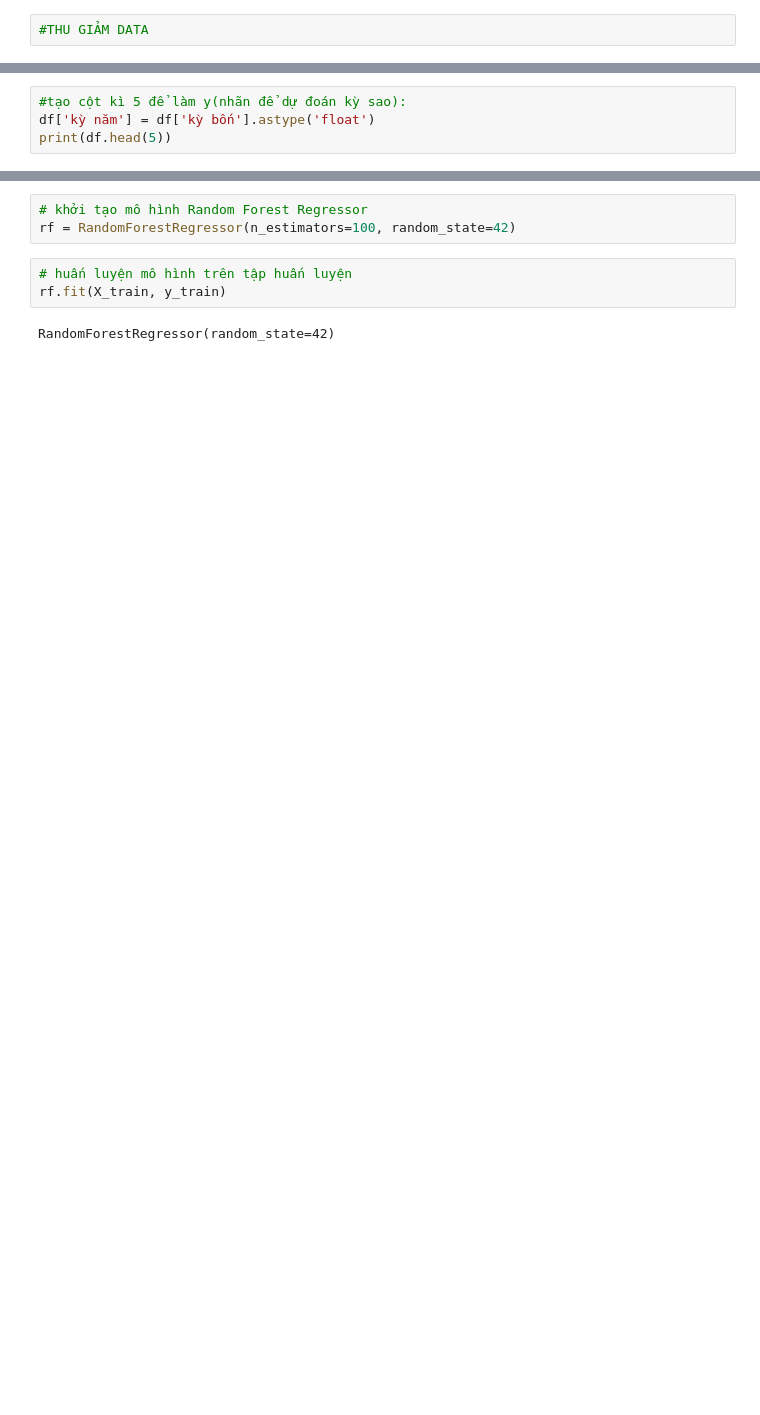
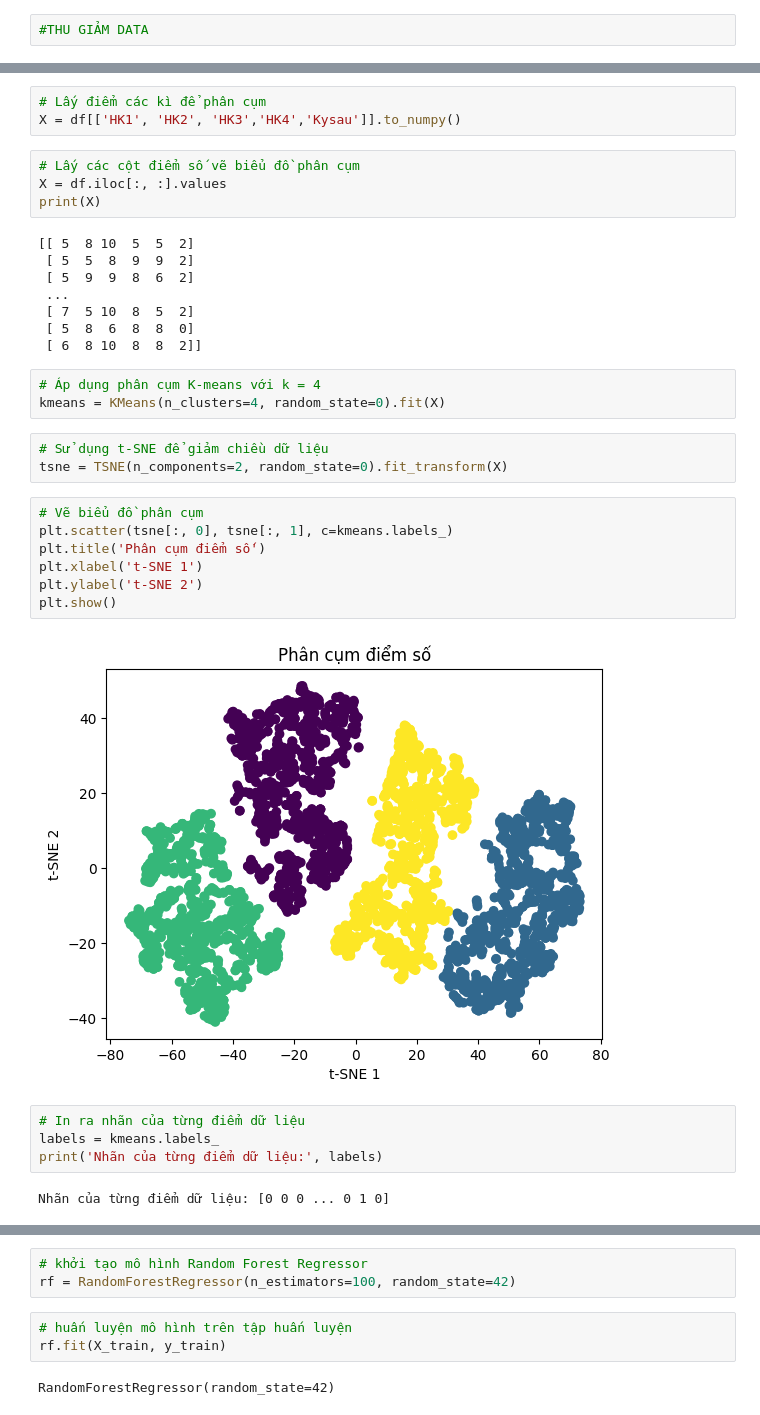
Before and after one commit to danhkaio6653ghreg/nguyendanhdemo, a Jupyter notebook: BTL_DATAMIN.ipynb, the cells around one changed output, grey strips where cells are left out. Saved outputs shown, nothing was run; the diff lists cells and outputs as text; blank space fills up the shorter version.

```diff
--- a/BTL_DATAMIN.ipynb
+++ b/BTL_DATAMIN.ipynb
@@ -204,4 +181,0 @@ print(df)
-# %%
-#tạo cột kì 5 để làm y(nhãn để dự đoán kỳ sao):
-df['kỳ năm'] = df['kỳ bốn'].astype('float')
-print(df.head(5))
@@ -234,0 +189,36 @@ print(X)
+# %%
+# Lấy điểm các kì để phân cụm
+X = df[['HK1', 'HK2', 'HK3','HK4','Kysau']].to_numpy()
+# %%
+# Lấy các cột điểm số vẽ biểu đồ phân cụm
+X = df.iloc[:, :].values
+print(X)
+# %% [output]
+[[ 5  8 10  5  5  2]
+ [ 5  5  8  9  9  2]
+ [ 5  9  9  8  6  2]
+ ...
+ [ 7  5 10  8  5  2]
+ [ 5  8  6  8  8  0]
+ [ 6  8 10  8  8  2]]
+# %%
+# Áp dụng phân cụm K-means với k = 4
+kmeans = KMeans(n_clusters=4, random_state=0).fit(X)
+# %%
+# Sử dụng t-SNE để giảm chiều dữ liệu
+tsne = TSNE(n_components=2, random_state=0).fit_transform(X)
+# %%
+# Vẽ biểu đồ phân cụm
+plt.scatter(tsne[:, 0], tsne[:, 1], c=kmeans.labels_)
+plt.title('Phân cụm điểm số')
+plt.xlabel('t-SNE 1')
+plt.ylabel('t-SNE 2')
+plt.show()
+# %% [output]
+[figure, added]
+# %%
+# In ra nhãn của từng điểm dữ liệu
+labels = kmeans.labels_
+print('Nhãn của từng điểm dữ liệu:', labels)
+# %% [output]
+Nhãn của từng điểm dữ liệu: [0 0 0 ... 0 1 0]
```
Also changed, not shown: parts of 66 cells of this notebook.
